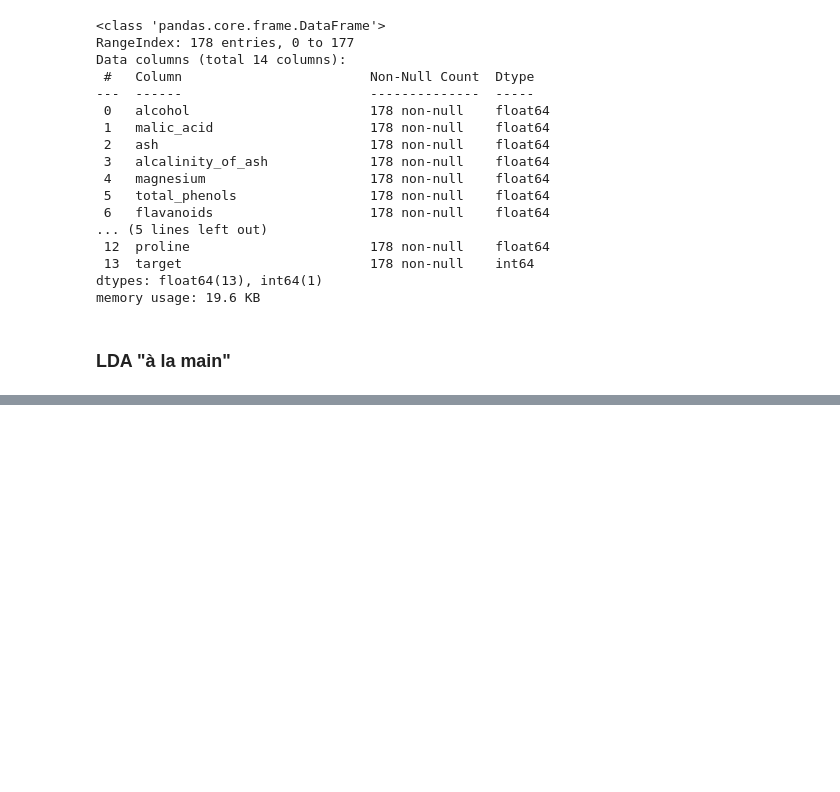
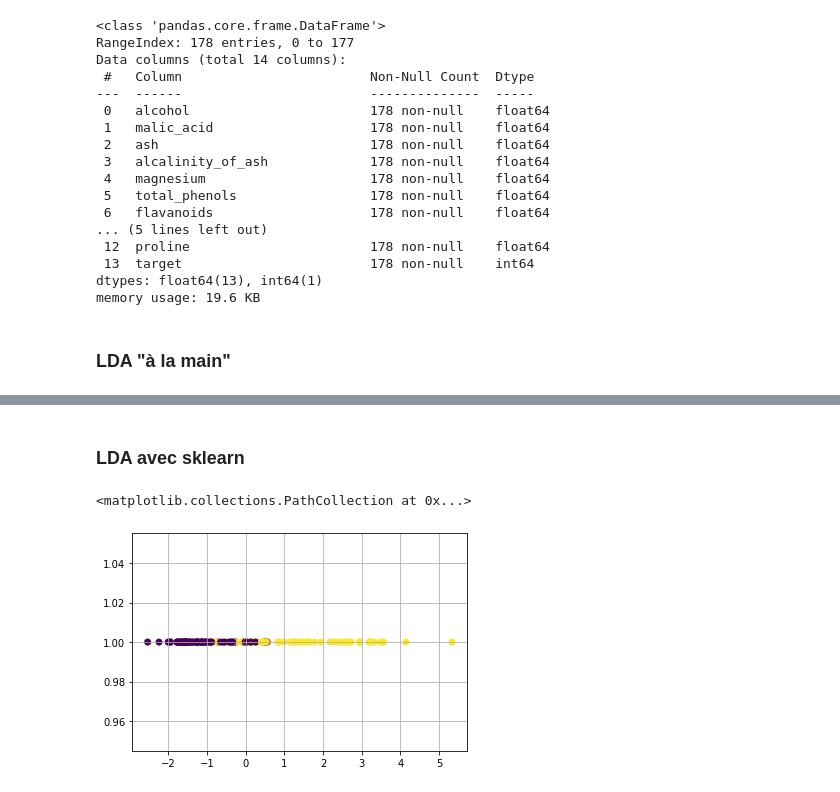
Before and after one commit to charles66820/CREMIfiles, a Jupyter notebook: acid/td/td07.ipynb, the cells around one changed output, grey strips where cells are left out. Drawn from its saved outputs; the diff is of its cells as text; code cells hidden in the pictures; blank space fills up the shorter version.

```diff
--- a/acid/td/td07.ipynb
+++ b/acid/td/td07.ipynb
@@ -128,0 +220,11 @@ Y = class_1_2[["target"]]
+# %% [markdown]
+### LDA avec sklearn
+# %%
+from sklearn.discriminant_analysis import LinearDiscriminantAnalysis
+lda = LinearDiscriminantAnalysis(n_components=1)
+X_lda = lda.fit(X, Y).transform(X)
+plt.grid()
+plt.scatter(X_lda, np.ones(len(X_lda)), c=Y)
+# %% [output]
+<matplotlib.collections.PathCollection at 0x...>
+[figure, added]
```
Also changed, not shown: parts of 13 cells of this notebook, 1 other file.
